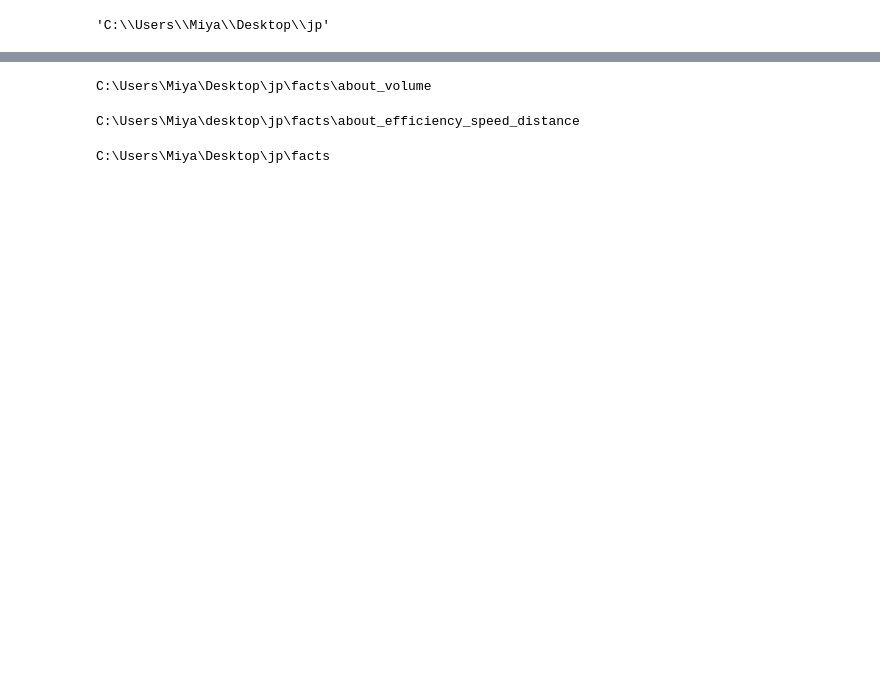
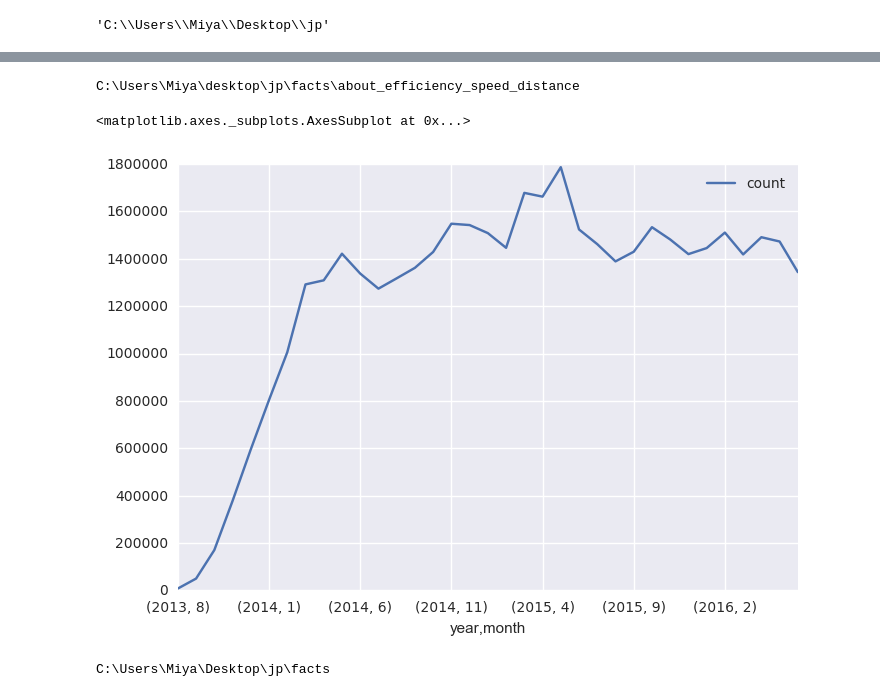
Before and after one commit to MiyainNYC/PySpark-Data-Challenge, a Jupyter notebook: Volume_VIZ.ipynb, the cells around one changed output, grey strips where cells are left out. Cells and saved outputs as stored; diff of their text form; code cells hidden in the pictures; blank space fills up the shorter version.

```diff
--- a/Volume_VIZ.ipynb
+++ b/Volume_VIZ.ipynb
@@ -30,7 +33,3 @@ ls
-# %%
-cd about_volume
-# %% [output]
-C:\Users\Miya\Desktop\jp\facts\about_volume
 # %%
 cd about_efficiency_speed_distance
 # %% [output]
@@ -42,3 +41,14 @@ from datetime import datetime
 import matplotlib.pyplot as plt
 
 daily_ride = pd.read_csv('count_trip_daily.csv', index_col = 0, parse_dates = ['date']).sort_values('date').set_index('date')
+# %%
+monthly_ride =pd.read_csv('count_trip_daily.csv', index_col = 0, parse_dates = ['date']).sort_values('date')
+# %%
+monthly_ride['year'] = list(map(lambda x:x.year,monthly_ride['date']))
+monthly_ride['month'] = list(map(lambda x:x.month,monthly_ride['date']))
+# %%
+import seaborn as sns
+monthly_ride.groupby(['year','month']).sum().plot()
+# %% [output]
+<matplotlib.axes._subplots.AxesSubplot at 0x...>
+[figure, added]
```
Also changed, not shown: parts of 18 cells of this notebook.
